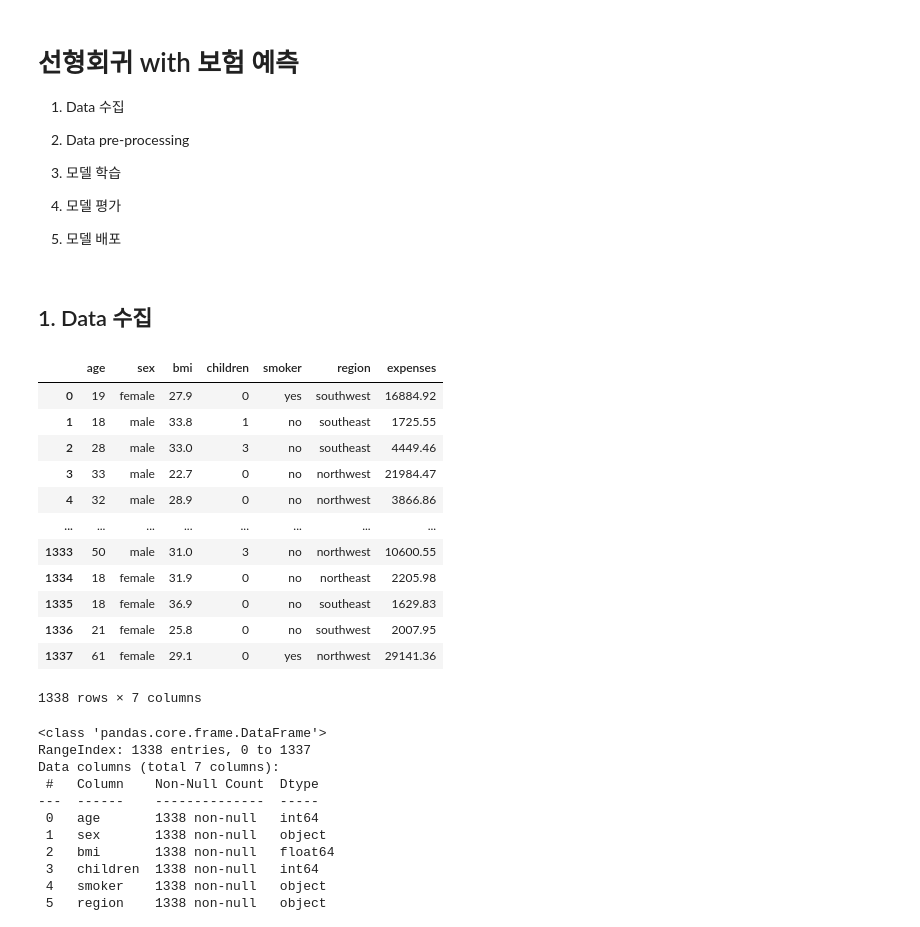
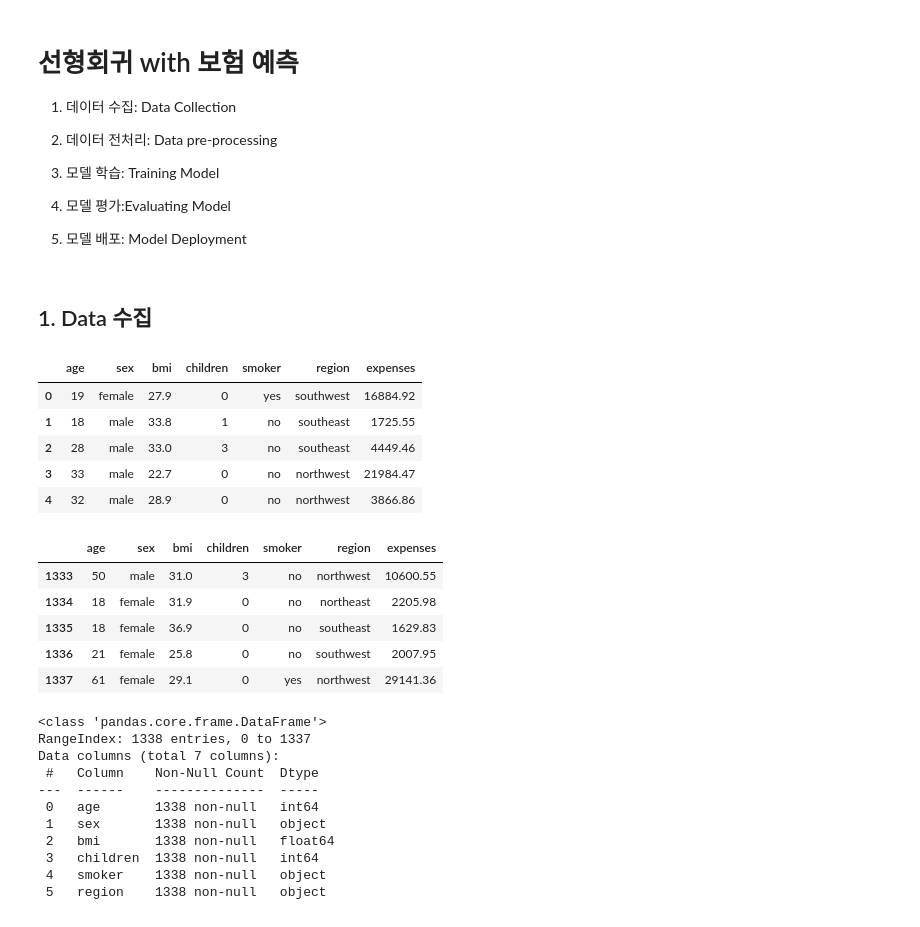
Before and after one commit to dev-EthanJ/Basic_ML_DL, a Jupyter notebook: 20221107_ML_선형회귀.ipynb, the cells around one changed output. Drawn from its saved outputs; the diff is of its cells as text; code cells hidden in the pictures.

```diff
--- a/20221107_ML_선형회귀.ipynb
+++ b/20221107_ML_선형회귀.ipynb
@@ -3,38 +1,40 @@
 # %% [markdown]
 # 선형회귀 with 보험 예측
 
-1. Data 수집
+1. 데이터 수집: Data Collection
 
-2. Data pre-processing
+2. 데이터 전처리: Data pre-processing
 
-3. 모델 학습
+3. 모델 학습: Training Model
 
-4. 모델 평가
+4. 모델 평가:Evaluating Model
 
-5. 모델 배포
+5. 모델 배포: Model Deployment
 # %%
 import pandas as pd
 # %% [markdown]
 ## 1. Data 수집
 # %%
-file_name = 'insurance.csv' #@param{'type':'string'}
+file_name = 'insurance.csv'
 url = f'https://raw.githubusercontent.com/bigdata-young/bigdata_16th/main/data/{file_name}'
 
 df = pd.read_csv(url)
 
-df
+df.head()
 # %% [output]
 |  | age | sex | bmi | children | smoker | region | expenses |
 | 0 | 19 | female | 27.9 | 0 | yes | southwest | 16884.92 |
 | 1 | 18 | male | 33.8 | 1 | no | southeast | 1725.55 |
 | 2 | 28 | male | 33.0 | 3 | no | southeast | 4449.46 |
 | 3 | 33 | male | 22.7 | 0 | no | northwest | 21984.47 |
 | 4 | 32 | male | 28.9 | 0 | no | northwest | 3866.86 |
-| ... | ... | ... | ... | ... | ... | ... | ... |
-| 1333 | 50 | male | 31.0 | 3 | no | northwest | 10600.55 |
-| 1334 | 18 | female | 31.9 | 0 | no | northeast | 2205.98 |
-| 1335 | 18 | female | 36.9 | 0 | no | southeast | 1629.83 |
-| 1336 | 21 | female | 25.8 | 0 | no | southwest | 2007.95 |
-| 1337 | 61 | female | 29.1 | 0 | yes | northwest | 29141.36 |
-1338 rows × 7 columns
+# %%
+df.tail()
+# %% [output]
+|  | age | sex | bmi | children | smoker | region | expenses |
+| 1333 | 50 | male | 31.0 | 3 | no | northwest | 10600.55 |
+| 1334 | 18 | female | 31.9 | 0 | no | northeast | 2205.98 |
+| 1335 | 18 | female | 36.9 | 0 | no | southeast | 1629.83 |
+| 1336 | 21 | female | 25.8 | 0 | no | southwest | 2007.95 |
+| 1337 | 61 | female | 29.1 | 0 | yes | northwest | 29141.36 |
 # %%
```
Also changed, not shown: parts of 40 cells of this notebook.
